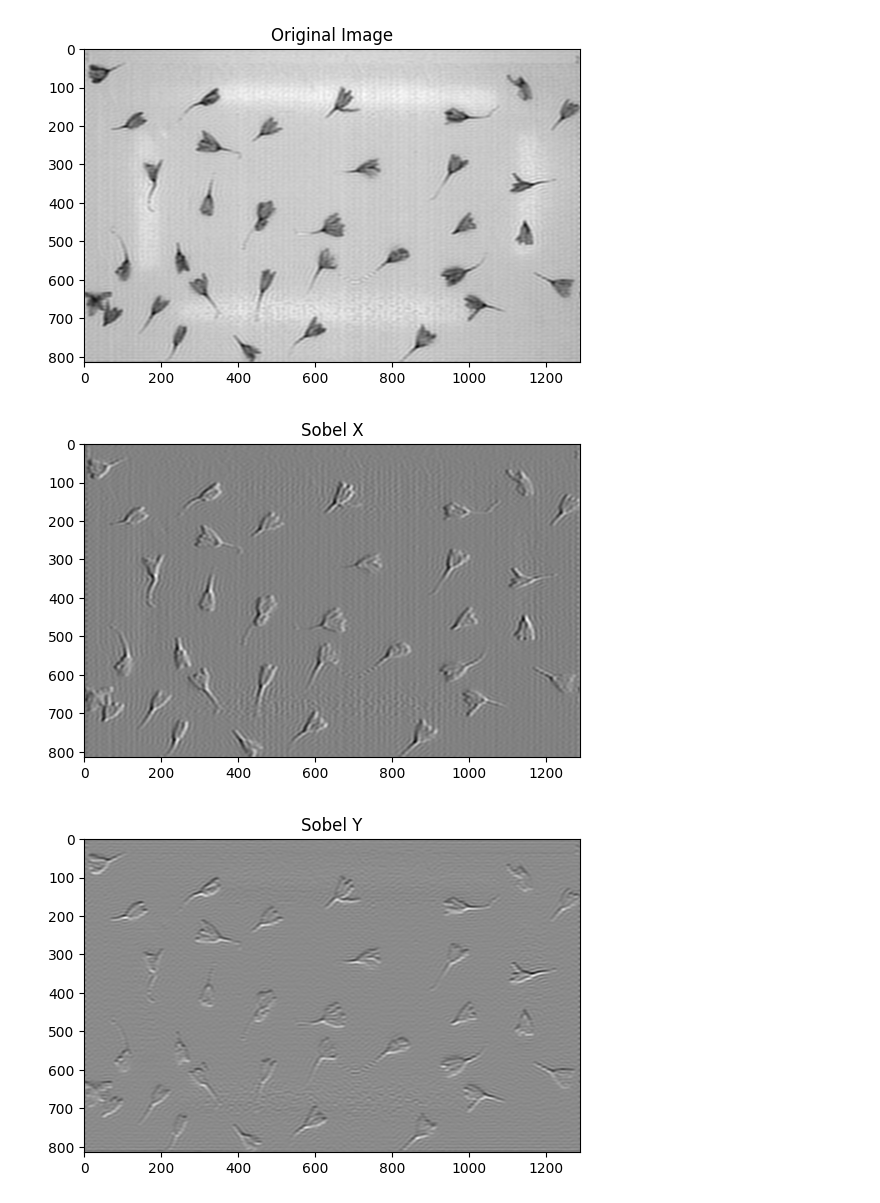
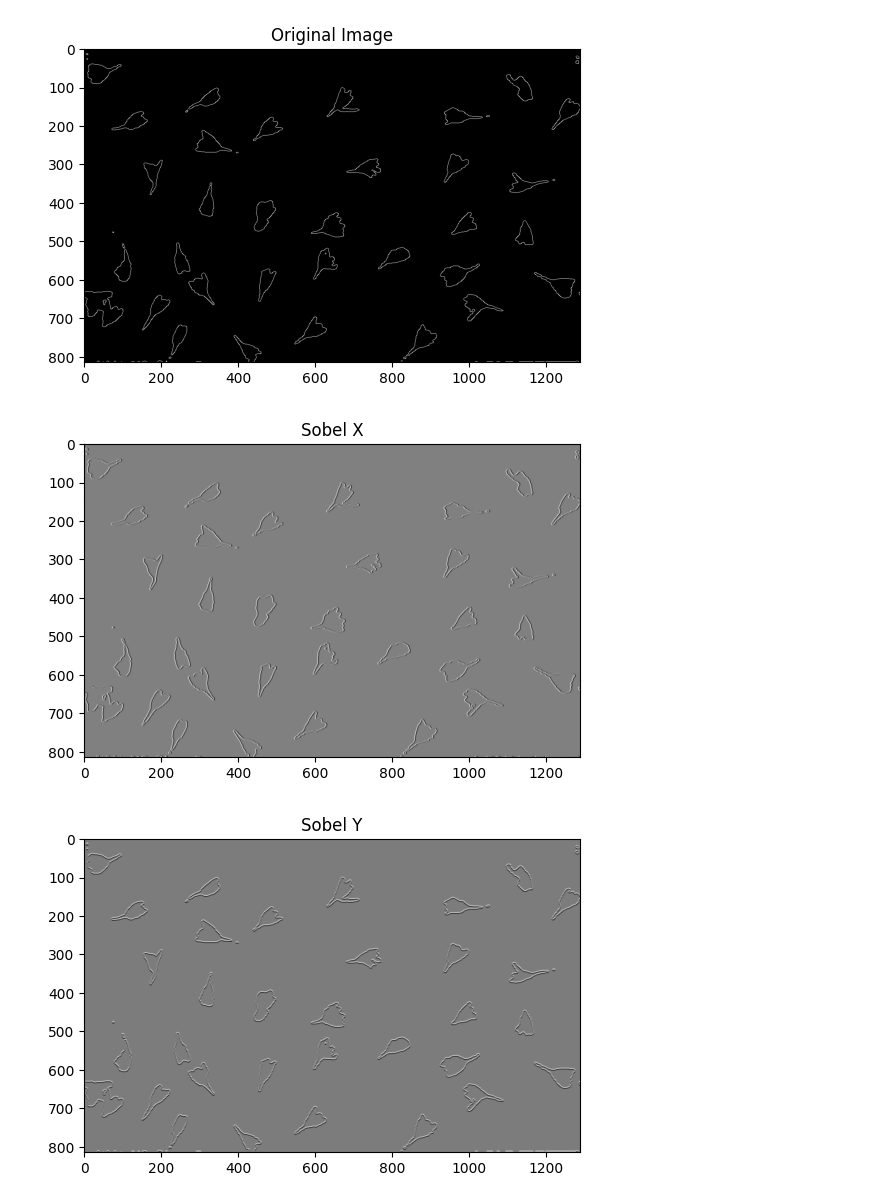
Before and after one commit to mhhasani/computer-vision, a Jupyter notebook: HW2/Q2.ipynb, the cells around one changed output. Cells and saved outputs as stored; diff of their text form; code cells hidden in the pictures.

```diff
--- a/HW2/Q2.ipynb
+++ b/HW2/Q2.ipynb
@@ -49,7 +49,7 @@ def remove_noise_fft(img):
 
     # Apply Canny edge detection
     img_canny = img_back.copy()
-    threshold = 127
+    threshold = 140
     img_canny[img_canny < threshold] = 0
     img_canny[img_canny >= threshold] = 255
     canny = cv2.Canny(img_canny.astype(np.uint8), 70, 100)
@@ -121,24 +72,42 @@ printGradientArrows('images/Q2/imageArrows.txt' ,ga)
+# %%
+img = cv2.imread("images/saffrun1.png", 0)
+
+def show_gradient_arrows(img, step_size=10):
+    # Generate a grid of points
+    x, y = np.meshgrid(np.arange(img.shape[1]), np.arange(img.shape[0]))
+
+    # Generate the arrow plot
+    Gx, Gy = np.gradient(img)
+    plt.quiver(x[::step_size, ::step_size], y[::step_size, ::step_size],
+                  Gx[::step_size, ::step_size], Gy[::step_size, ::step_size],
+                    color='r', units='xy', scale=1)
+
+    # Show the image
+    plt.imshow(img, cmap='gray')
+    plt.show()
 # %%
-img_back = imgs[3][0]
+img_back = imgs[4][0]
 
 # Compute gradients in x and y direction
 sobelx = cv2.Sobel(img_back, cv2.CV_64F, 1, 0, ksize=5)
 sobely = cv2.Sobel(img_back, cv2.CV_64F, 0, 1, ksize=5)
 
 # Convert gradients to magnitude and phase
 mag, phase = cv2.cartToPolar(sobelx, sobely)
 
 # Calculate orientation of edges in radians
 orientation = np.arctan2(sobely, sobelx)
 
-
 show_image(img_back, 'Original Image')
 show_image(sobelx, 'Sobel X')
 show_image(sobely, 'Sobel Y')
 show_image(mag, 'Magnitude of Gradients')
 show_image(phase, 'Phase of Gradients')
 show_image(orientation, 'Orientation of Edges (in radians)')
+
+show_gradient_arrows(img_back)
+show_gradient_arrows(cv2.imread("images/saffrun1.png", 0), 2)
 # %% [output]
-[figure, old version]
+[figure, new version]
-[figure, old version]
+[figure, new version]
-[figure, old version]
+[figure, new version]
```
Also changed, not shown: parts of 5 cells of this notebook, 3 other files.
